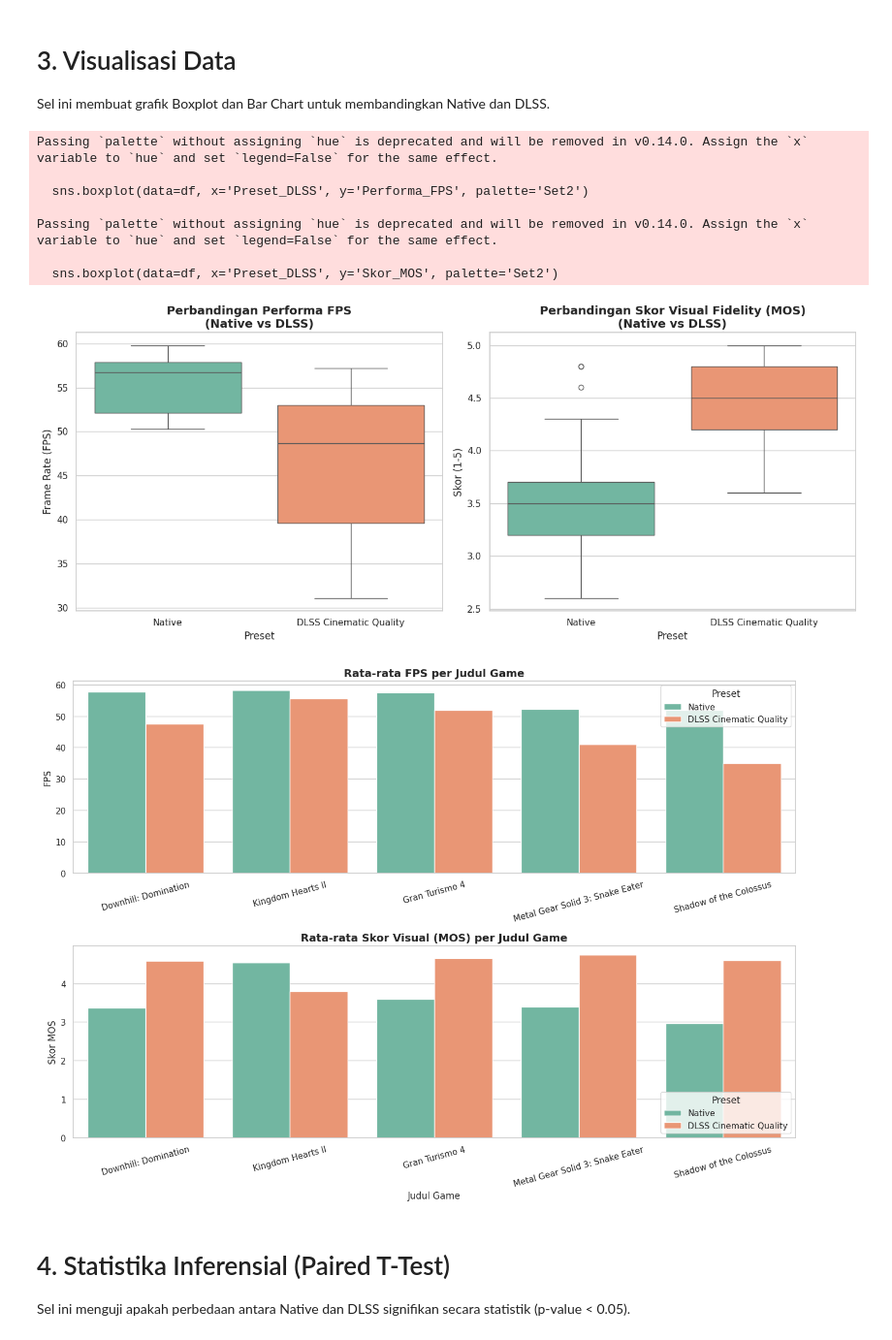
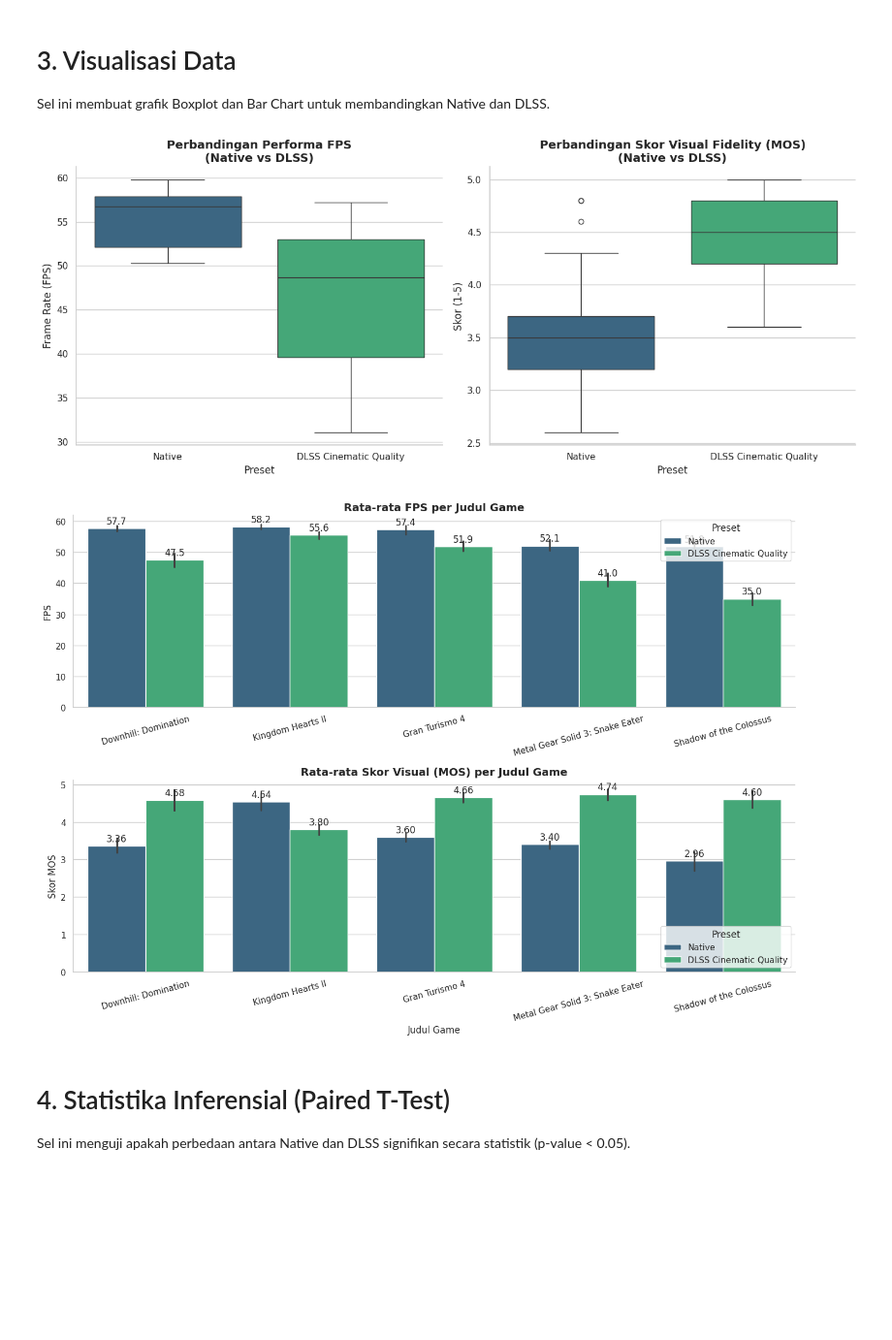
Before and after one commit to Risqullah/Probstat_kelompok4-, a Jupyter notebook: Analisis_Data_Kelompok_04_Terpisah.ipynb, the cells around one changed output. Shown at 97% size. Drawn from its saved outputs; the diff is of its cells as text; code cells hidden in the pictures; blank space fills up the shorter version.

Commit message:
pembaruan visualisasi

```diff
--- a/Analisis_Data_Kelompok_04_Terpisah.ipynb
+++ b/Analisis_Data_Kelompok_04_Terpisah.ipynb
@@ -71,55 +70,58 @@ Metal Gear Solid 3: Snake Eater                 Native         52.14      3.40
 # 3. Visualisasi Data
 Sel ini membuat grafik Boxplot dan Bar Chart untuk membandingkan Native dan DLSS.
 # %%
-sns.set_theme(style="whitegrid")
+# Konfigurasi tema: background bersih tanpa garis tepi atas dan kanan
+sns.set_theme(style="whitegrid", rc={"axes.spines.top": False, "axes.spines.right": False})
 
 # --- FIGURE 1: BOXPLOT ---
 plt.figure(figsize=(14, 6))
+
 plt.subplot(1, 2, 1)
-sns.boxplot(data=df, x='Preset_DLSS', y='Performa_FPS', palette='Set2')
+# Menggunakan parameter hue dan legend=False untuk menghilangkan FutureWarning
+sns.boxplot(data=df, x='Preset_DLSS', y='Performa_FPS', hue='Preset_DLSS', legend=False, palette='viridis')
 plt.title('Perbandingan Performa FPS\n(Native vs DLSS)', fontsize=14, fontweight='bold')
 plt.xlabel('Preset', fontsize=12)
 plt.ylabel('Frame Rate (FPS)', fontsize=12)
 
 plt.subplot(1, 2, 2)
-sns.boxplot(data=df, x='Preset_DLSS', y='Skor_MOS', palette='Set2')
+sns.boxplot(data=df, x='Preset_DLSS', y='Skor_MOS', hue='Preset_DLSS', legend=False, palette='viridis')
 plt.title('Perbandingan Skor Visual Fidelity (MOS)\n(Native vs DLSS)', fontsize=14, fontweight='bold')
 plt.xlabel('Preset', fontsize=12)
 plt.ylabel('Skor (1-5)', fontsize=12)
 
 plt.tight_layout()
 plt.show()
 
 # --- FIGURE 2: BAR CHART PER GAME ---
 plt.figure(figsize=(14, 10))
+
 plt.subplot(2, 1, 1)
-sns.barplot(data=df, x='Game_Title', y='Performa_FPS', hue='Preset_DLSS', palette='Set2', errorbar=None)
+ax1 = sns.barplot(data=df, x='Game_Title', y='Performa_FPS', hue='Preset_DLSS', palette='viridis')
 plt.title('Rata-rata FPS per Judul Game', fontsize=14, fontweight='bold')
 plt.xlabel('')
 plt.ylabel('FPS', fontsize=12)
 plt.legend(title='Preset', loc='upper right')
 plt.xticks(rotation=15)
+# Menambahkan label angka di atas batang
+for container in ax1.containers:
+    ax1.bar_label(container, fmt='%.1f', padding=3)
 
 plt.subplot(2, 1, 2)
-sns.barplot(data=df, x='Game_Title', y='Skor_MOS', hue='Preset_DLSS', palette='Set2', errorbar=None)
+ax2 = sns.barplot(data=df, x='Game_Title', y='Skor_MOS', hue='Preset_DLSS', palette='viridis')
 plt.title('Rata-rata Skor Visual (MOS) per Judul Game', fontsize=14, fontweight='bold')
 plt.xlabel('Judul Game', fontsize=12)
 plt.ylabel('Skor MOS', fontsize=12)
 plt.legend(title='Preset', loc='lower right')
 plt.xticks(rotation=15)
+# Menambahkan label angka di atas batang
+for container in ax2.containers:
+    ax2.bar_label(container, fmt='%.2f', padding=3)
 
 plt.tight_layout()
 plt.show()
 # %% [output]
-Passing `palette` without assigning `hue` is deprecated and will be removed in v0.14.0. Assign the `x` variable to `hue` and set `legend=False` for the same effect.
-
-  sns.boxplot(data=df, x='Preset_DLSS', y='Performa_FPS', palette='Set2')
-
-Passing `palette` without assigning `hue` is deprecated and will be removed in v0.14.0. Assign the `x` variable to `hue` and set `legend=False` for the same effect.
-
-  sns.boxplot(data=df, x='Preset_DLSS', y='Skor_MOS', palette='Set2')
-[figure, old version]
+[figure, new version]
-[figure, old version]
+[figure, new version]
 # %% [markdown]
 # 4. Statistika Inferensial (Paired T-Test)
 Sel ini menguji apakah perbedaan antara Native dan DLSS signifikan secara statistik (p-value < 0.05).
```
Also changed, not shown: parts of 1 cell of this notebook.
